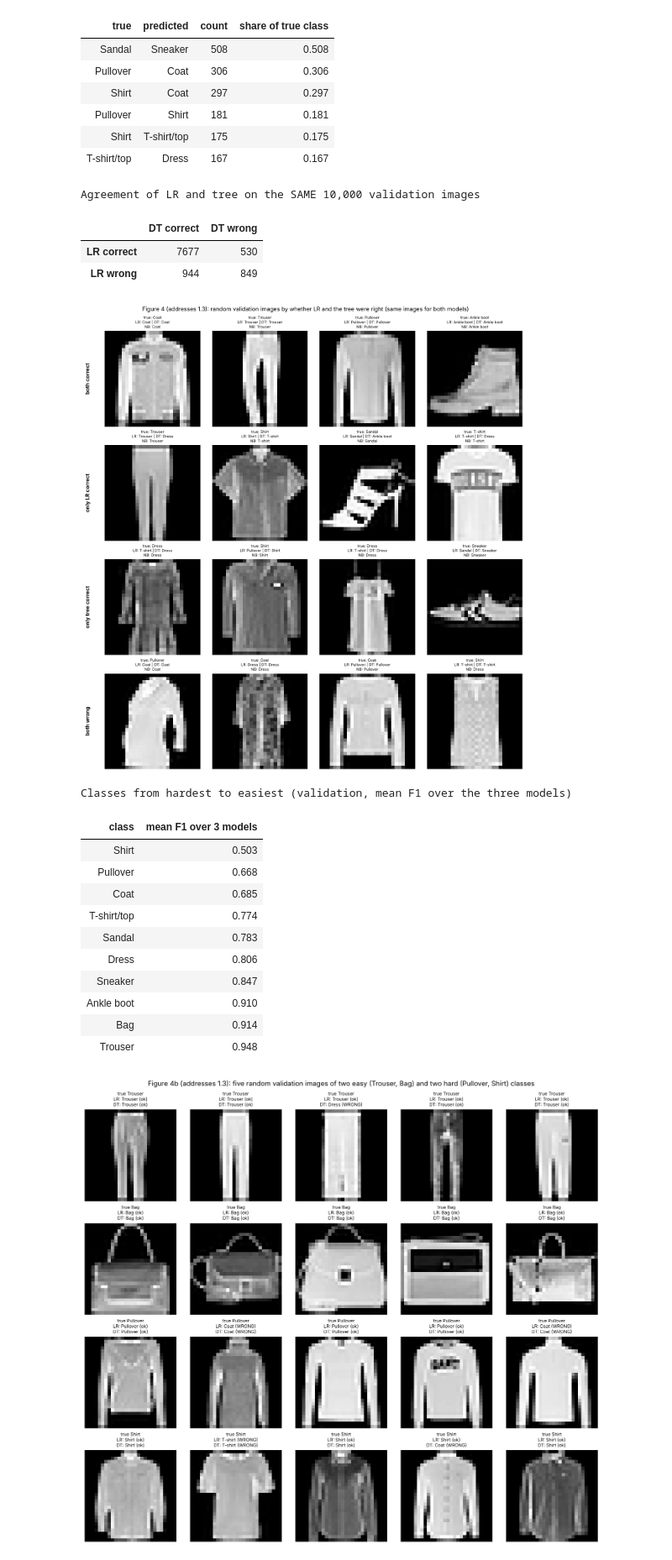
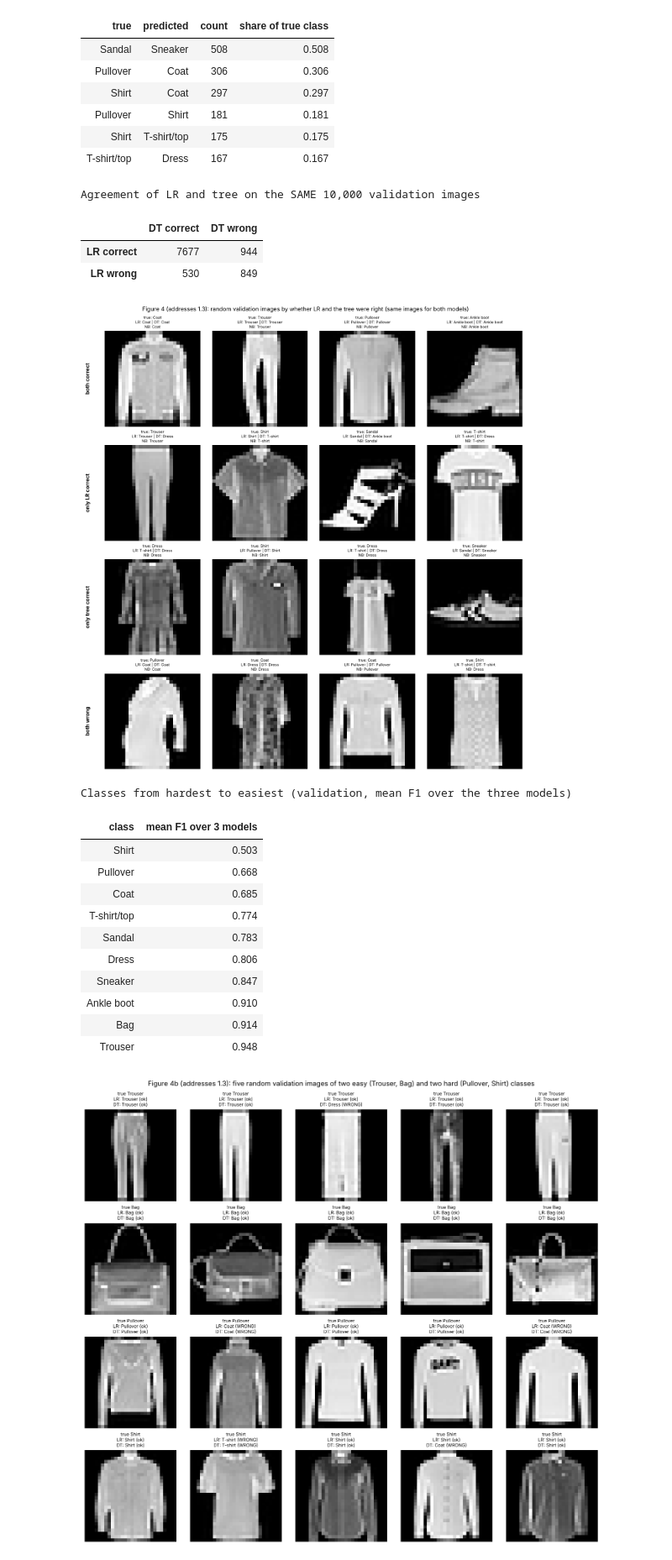
Before and after one commit to gulcinomercik/ecs708-fashion-mnist, a Jupyter notebook: ecs708_fashion_mnist.ipynb, the cells around one changed output. Shown at 84% size. Drawn from its saved outputs; the diff is of its cells as text; code cells hidden in the pictures.

```diff
--- a/ecs708_fashion_mnist.ipynb
+++ b/ecs708_fashion_mnist.ipynb
@@ -470,38 +470,38 @@ Most frequent confusions, Gaussian NB (var_smoothing=0.1) (validation):
 # %%
 # ---------------- Same images, two models: agreement table and a fixed random example grid (addresses 1.3) -----------------
 lr_ok = PRED_VA["LR"] == yva; dt_ok = PRED_VA["DT"] == yva
-agree = pd.DataFrame({"DT correct": [int((lr_ok & dt_ok).sum()), int((lr_ok & ~dt_ok).sum())],
-                      "DT wrong":   [int((~lr_ok & dt_ok).sum()), int((~lr_ok & ~dt_ok).sum())]}, index=["LR correct", "LR wrong"])
+agree = pd.DataFrame({"DT correct": [int((lr_ok & dt_ok).sum()), int((~lr_ok & dt_ok).sum())],
+                      "DT wrong":   [int((lr_ok & ~dt_ok).sum()), int((~lr_ok & ~dt_ok).sum())]}, index=["LR correct", "LR wrong"])
 print("Agreement of LR and tree on the SAME 10,000 validation images"); display(agree)
 log_experiment(id="P1-ERR-01", part_task="1.3", question="Do LR and the tree fail on the same validation images?",
     hypothesis="Largely the same hard classes, but different individual images, because the models use pixels differently.", changed_variable="model family",
     fixed_conditions="identical validation images", split="validation 10k", seed=SEED_NOTE, configuration=f"{LABEL['LR']} vs {LABEL['DT']}",
     metric="2x2 agreement counts", result=agree.to_dict(), output_path="results/part1/agreement_lr_dt.csv", notes="")
 agree.to_csv(RES_DIR / "agreement_lr_dt.csv")
 
 rng = np.random.default_rng(SEED)           # fixed seed: images are drawn at random, not hand-picked
 groups = {"both correct": np.flatnonzero(lr_ok & dt_ok), "only LR correct": np.flatnonzero(lr_ok & ~dt_ok),
           "only tree correct": np.flatnonzero(~lr_ok & dt_ok), "both wrong": np.flatnonzero(~lr_ok & ~dt_ok)}
 fig, ax = plt.subplots(4, 4, figsize=(13, 13.6), constrained_layout=True)
 for r, (g, idx) in enumerate(groups.items()):
     chosen = rng.choice(idx, size=min(4, len(idx)), replace=False)
     for c in range(4):
         a = ax[r, c]; a.axis("off")
         if c < len(chosen):
             i = chosen[c]; a.imshow(Xva[i].reshape(28, 28), cmap="gray")
             a.set_title(f"true: {SHORT[yva[i]]}\nLR: {SHORT[PRED_VA['LR'][i]]} | DT: {SHORT[PRED_VA['DT'][i]]}\nNB: {SHORT[PRED_VA['NB'][i]]}", fontsize=8)
     ax[r, 0].text(-0.15, 0.5, g, transform=ax[r, 0].transAxes, rotation=90, va="center", ha="right", fontsize=11, fontweight="bold")
 fig.suptitle("Figure 4 (addresses 1.3): random validation images by whether LR and the tree were right (same images for both models)", fontsize=12)
 save_fig(fig, "fig4_error_examples", "1.3", "Four randomly drawn validation images (seed 2208) per agreement group; titles give the true class and the predictions of LR, tree and NB.")
 plt.show()
 
 rank = wide[["class"]].copy(); rank["mean F1 over 3 models"] = wide[["LR F1", "DT F1", "NB F1"]].mean(axis=1); rank = rank.sort_values("mean F1 over 3 models")
 print("Classes from hardest to easiest (validation, mean F1 over the three models)"); display(rank.style.format({"mean F1 over 3 models": "{:.3f}"}).hide(axis="index"))
 # %% [output]
 Agreement of LR and tree on the SAME 10,000 validation images
 |  | DT correct | DT wrong |
-| LR correct | 7677 | 530 |
-| LR wrong | 944 | 849 |
+| LR correct | 7677 | 944 |
+| LR wrong | 530 | 849 |
 [figure]
 Classes from hardest to easiest (validation, mean F1 over the three models)
 | class | mean F1 over 3 models |
```
Also changed, not shown: parts of 5 cells of this notebook, 6 other files.
